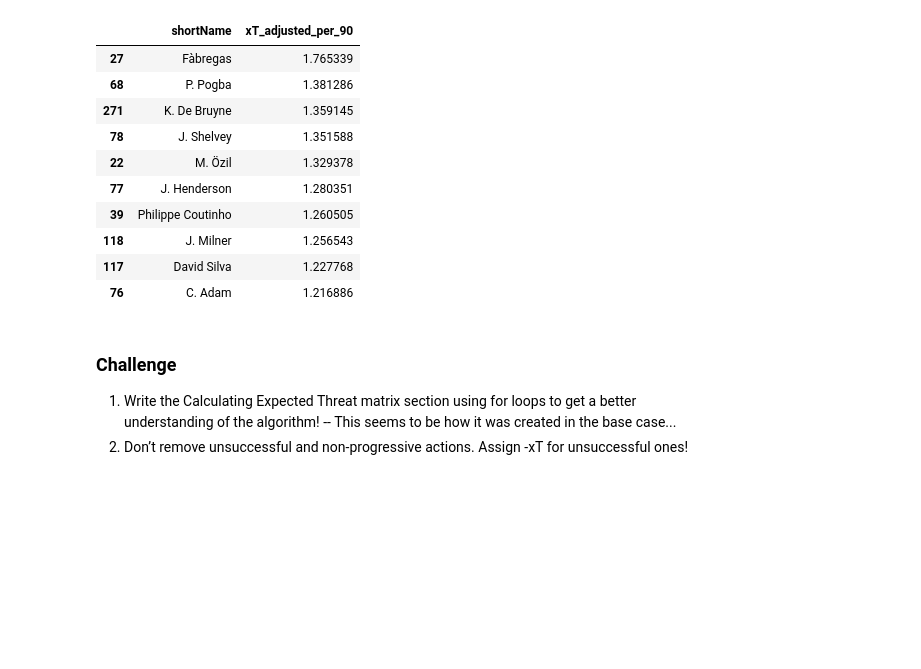
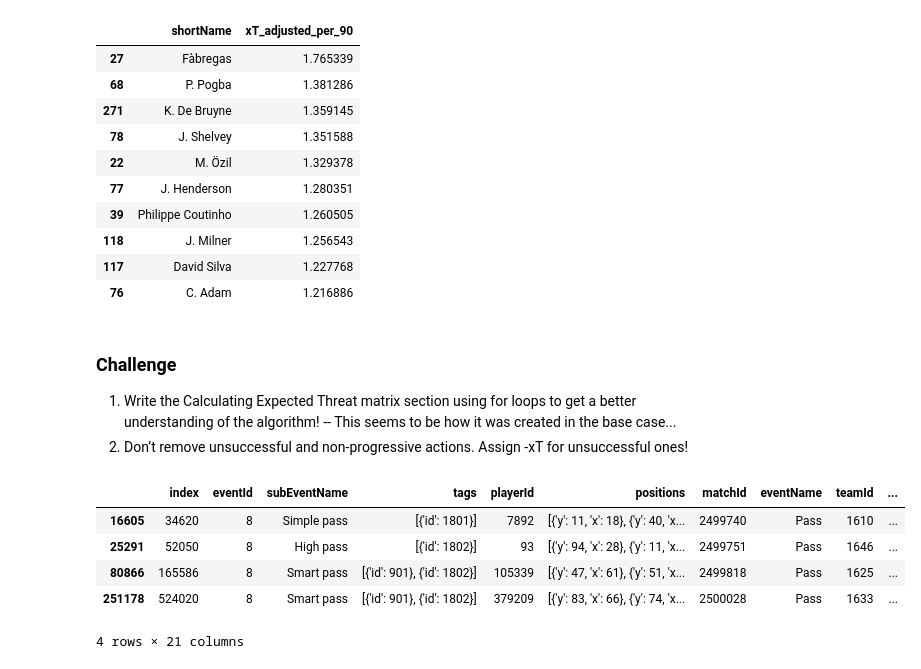
Before and after one commit to khoffLSU/footy_analytics, a Jupyter notebook: Valuing Actions Chapter.ipynb, the cells around one changed output. Drawn from its saved outputs; the diff is of its cells as text; code cells hidden in the pictures; blank space fills up the shorter version.

```diff
--- a/Valuing Actions Chapter.ipynb
+++ b/Valuing Actions Chapter.ipynb
@@ -625,3 +625,12 @@ summary = (summary
 ### Challenge
 1. Write the Calculating Expected Threat matrix section using for loops to get a better understanding of the algorithm! -- This seems to be how it was created in the base case...
 2. Don’t remove unsuccessful and non-progressive actions. Assign -xT for unsuccessful ones!
+# %%
+move_df.sample(4)
+# %% [output]
+|  | index | eventId | subEventName | tags | playerId | positions | matchId | eventName | teamId | ... |
+| 16605 | 34620 | 8 | Simple pass | [{'id': 1801}] | 7892 | [{'y': 11, 'x': 18}, {'y': 40, 'x... | 2499740 | Pass | 1610 | ... |
+| 25291 | 52050 | 8 | High pass | [{'id': 1802}] | 93 | [{'y': 94, 'x': 28}, {'y': 11, 'x... | 2499751 | Pass | 1646 | ... |
+| 80866 | 165586 | 8 | Smart pass | [{'id': 901}, {'id': 1802}] | 105339 | [{'y': 47, 'x': 61}, {'y': 51, 'x... | 2499818 | Pass | 1625 | ... |
+| 251178 | 524020 | 8 | Smart pass | [{'id': 901}, {'id': 1802}] | 379209 | [{'y': 83, 'x': 66}, {'y': 74, 'x... | 2500028 | Pass | 1633 | ... |
+4 rows × 21 columns
```
Also changed, not shown: parts of 4 cells of this notebook.
